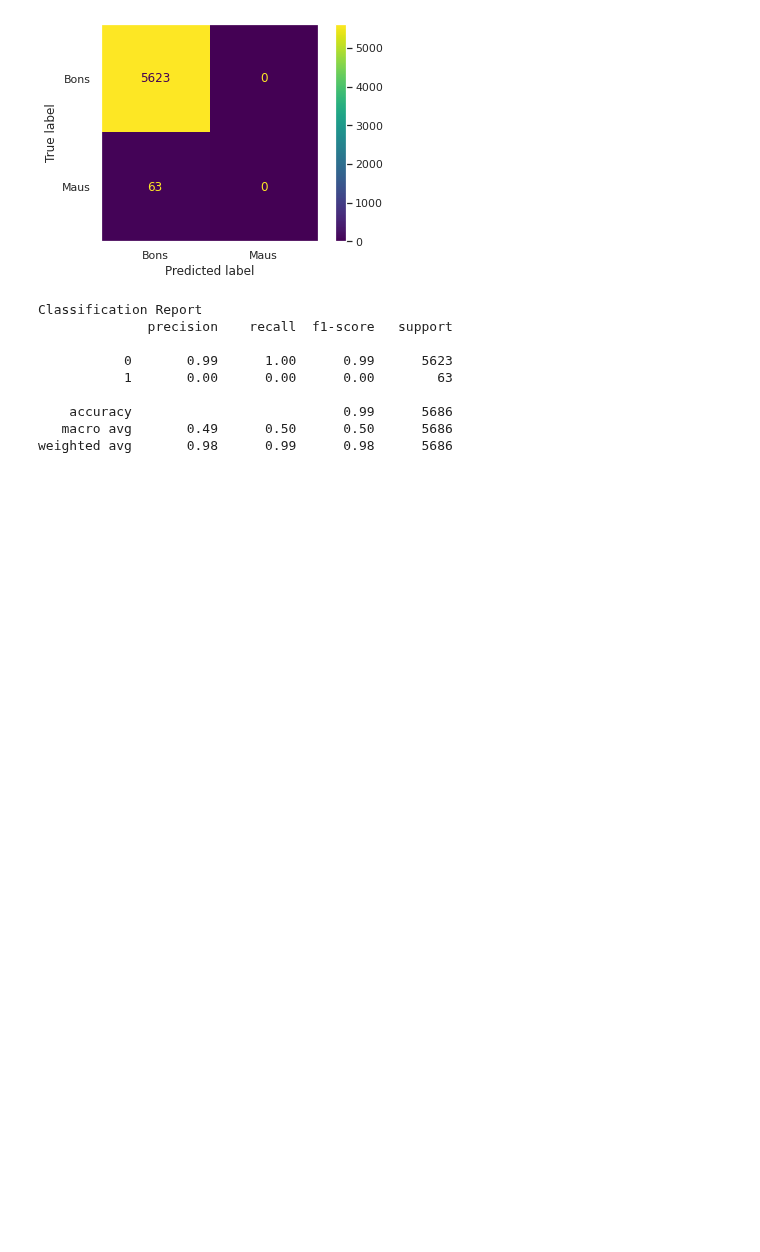
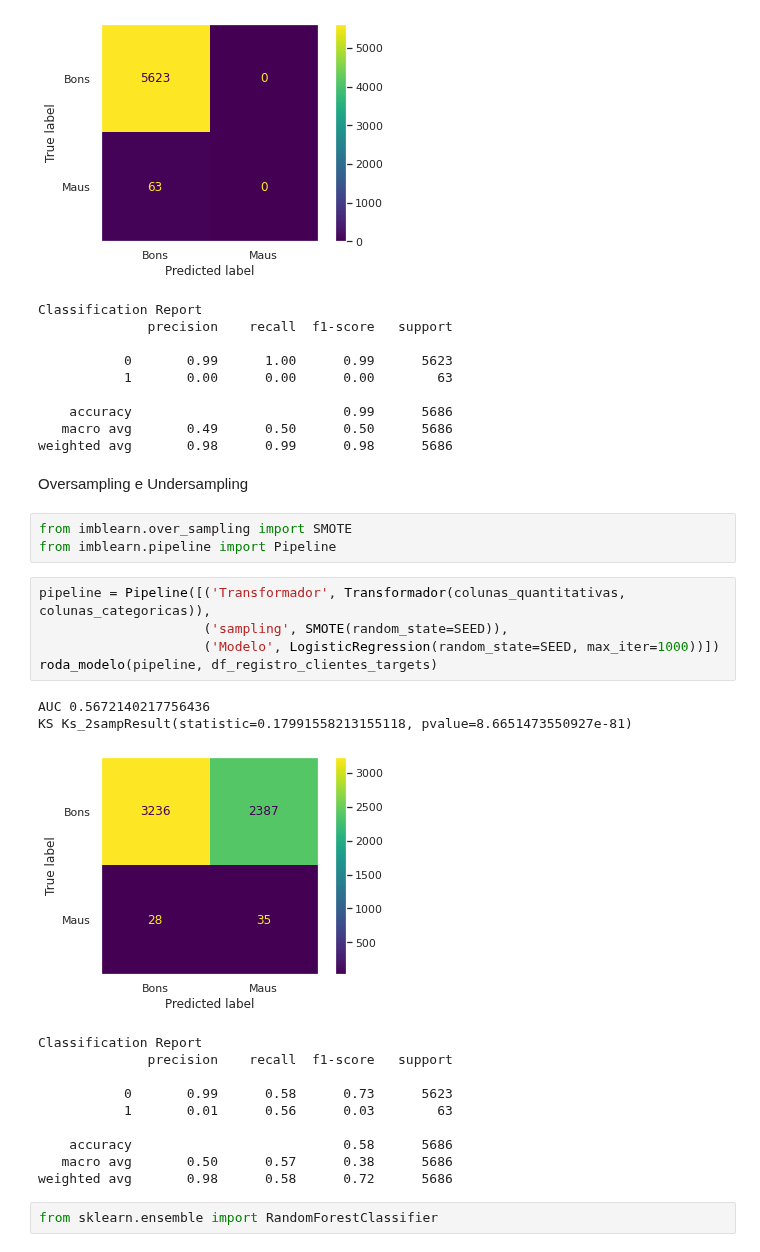
Before and after one commit to VitorFRodrigues/Data-Science-Bootcamp, a Jupyter notebook: Modulo06/Bootcamp_Datascience.ipynb, the cells around one changed output. Cells and saved outputs as stored; diff of their text form; blank space fills up the shorter version.

```diff
--- a/Modulo06/Bootcamp_Datascience.ipynb
+++ b/Modulo06/Bootcamp_Datascience.ipynb
@@ -929,3 +943,28 @@ Classification Report
     accuracy                           0.99      5686
    macro avg       0.49      0.50      0.50      5686
 weighted avg       0.98      0.99      0.98      5686
+# %% [markdown]
+Oversampling e Undersampling
+# %%
+from imblearn.over_sampling import SMOTE
+from imblearn.pipeline import Pipeline
+# %%
+pipeline = Pipeline([('Transformador', Transformador(colunas_quantitativas, colunas_categoricas)),
+                     ('sampling', SMOTE(random_state=SEED)),
+                     ('Modelo', LogisticRegression(random_state=SEED, max_iter=1000))])
+roda_modelo(pipeline, df_registro_clientes_targets)
+# %% [output]
+AUC 0.5672140217756436
+KS Ks_2sampResult(statistic=0.17991558213155118, pvalue=8.6651473550927e-81)
+[figure, added]
+Classification Report
+              precision    recall  f1-score   support
+
+           0       0.99      0.58      0.73      5623
+           1       0.01      0.56      0.03        63
+
+    accuracy                           0.58      5686
+   macro avg       0.50      0.57      0.38      5686
+weighted avg       0.98      0.58      0.72      5686
+# %%
+from sklearn.ensemble import RandomForestClassifier
```
Also changed, not shown: parts of 13 cells of this notebook.
